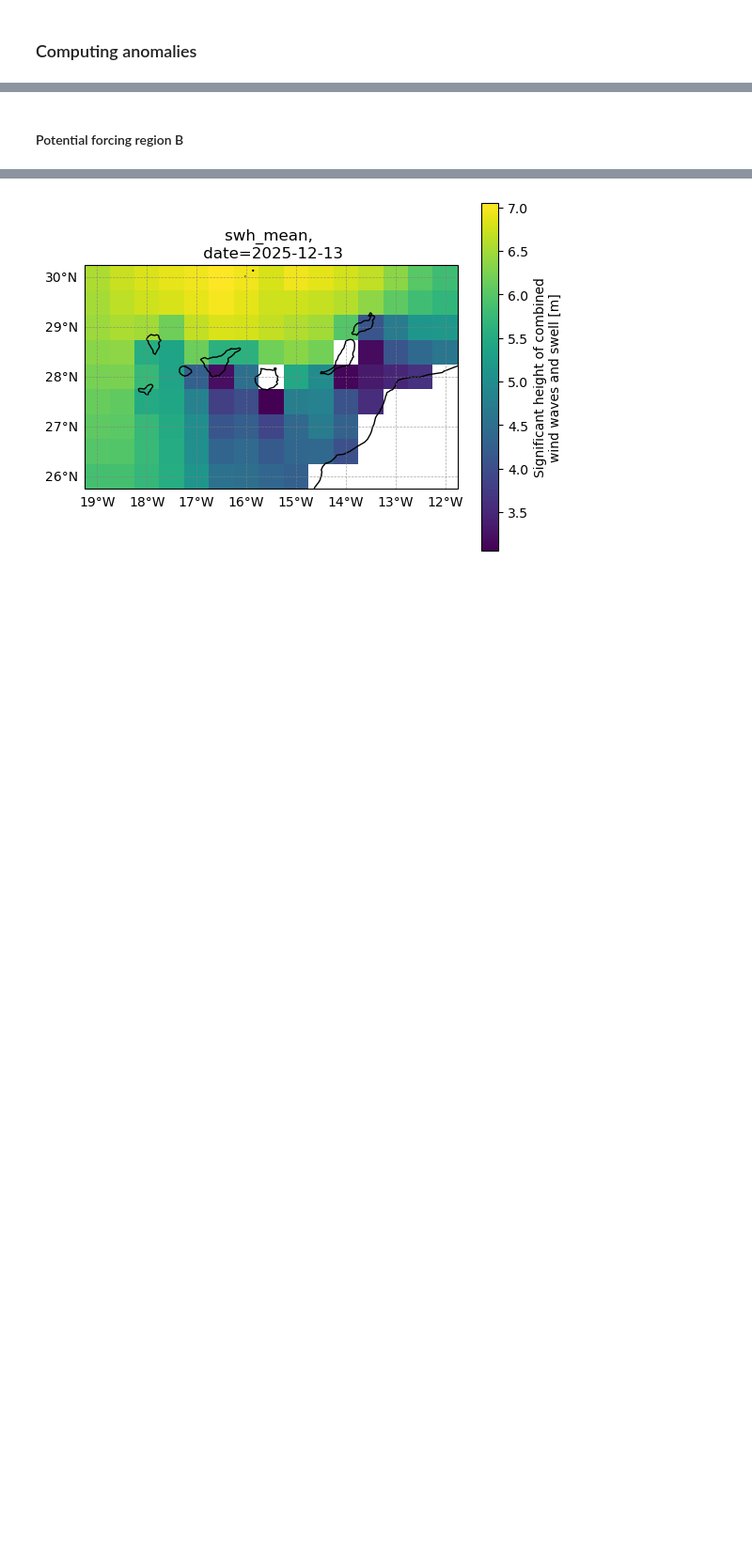
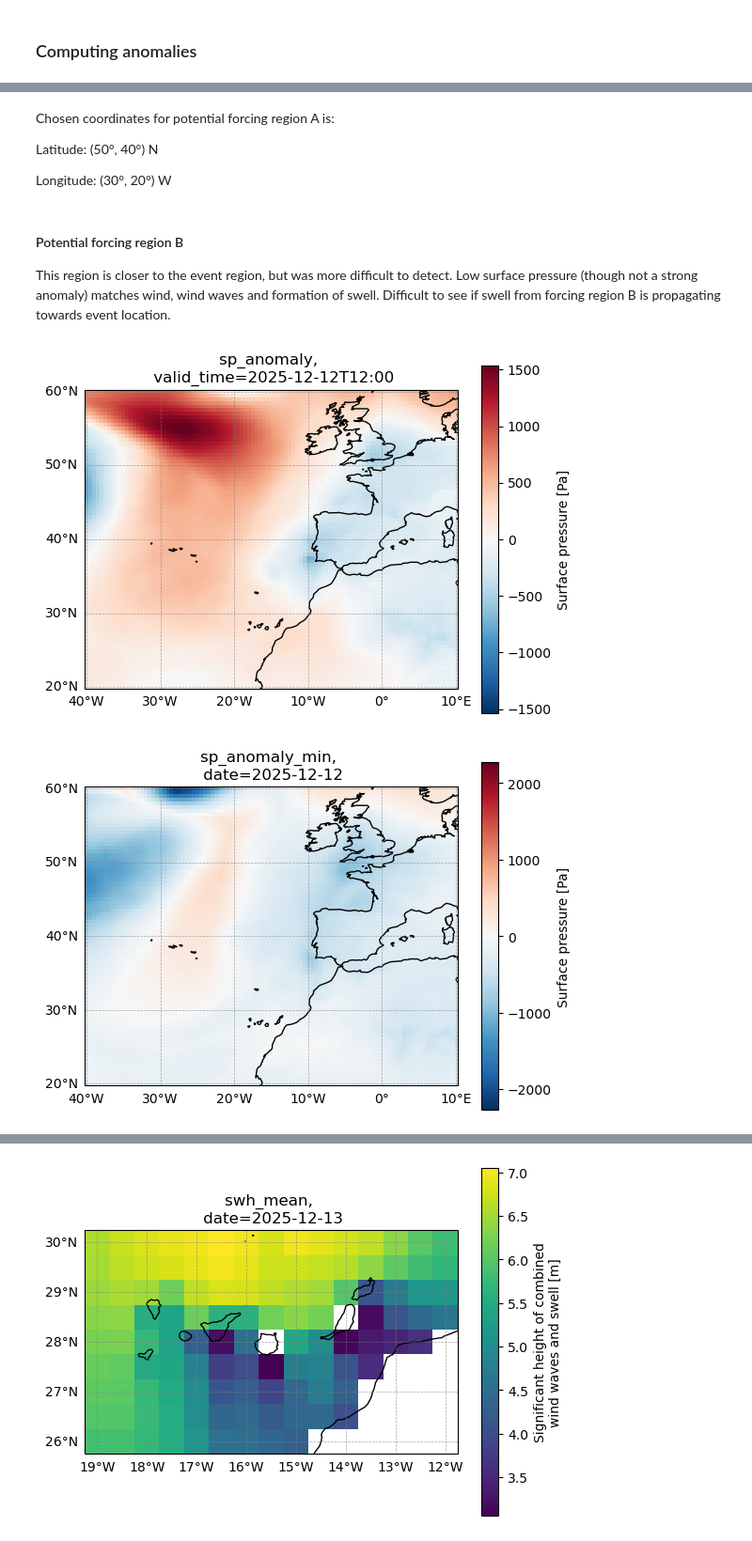
Before and after one commit to AnurovaPrykhodko/Atmospheric-ocean_coupling_analysis_extreme_wave_event, a Jupyter notebook: preprocessing.ipynb, the cells around one changed output, grey strips where cells are left out. Shown at 94% size. Saved outputs shown, nothing was run; the diff lists cells and outputs as text; code cells hidden in the pictures; blank space fills up the shorter version.

```diff
--- a/preprocessing.ipynb
+++ b/preprocessing.ipynb
@@ -127,0 +133,6 @@ my.plotting_func(ds=ds, variable='shts_anomaly_max', date='2025-12-08')
+# %% [markdown]
+Chosen coordinates for potential forcing region A is:
+
+Latitude: (50°, 40°) N
+
+Longitude: (30°, 20°) W
@@ -128,2 +141,15 @@ my.plotting_func(ds=ds, variable='shts_anomaly_max', date='2025-12-08')
 # %% [markdown]
 #### Potential forcing region B
+
+This region is closer to the event region, but was more difficult to detect.
+Low surface pressure (though not a strong anomaly) matches wind, wind waves and formation of swell.
+Difficult to see if swell from forcing region B is propagating towards event location.
+# %%
+my.plotting_func(ds=ds, variable='sp_anomaly', valid_time='2025-12-12T12:00')
+my.plotting_func(ds=ds, variable='sp_anomaly_min', date='2025-12-12')
+my.plotting_func(ds=ds, variable='wind_speed_anomaly_mean', date='2025-12-12')
+my.plotting_func(ds=ds, variable='shww_anomaly_max', date='2025-12-12')
+my.plotting_func(ds=ds, variable='shts_anomaly_max', date='2025-12-12')
+# %% [output]
+[figure, added]
+[figure, added]
```
Also changed, not shown: parts of 18 cells of this notebook, 2 other files.
